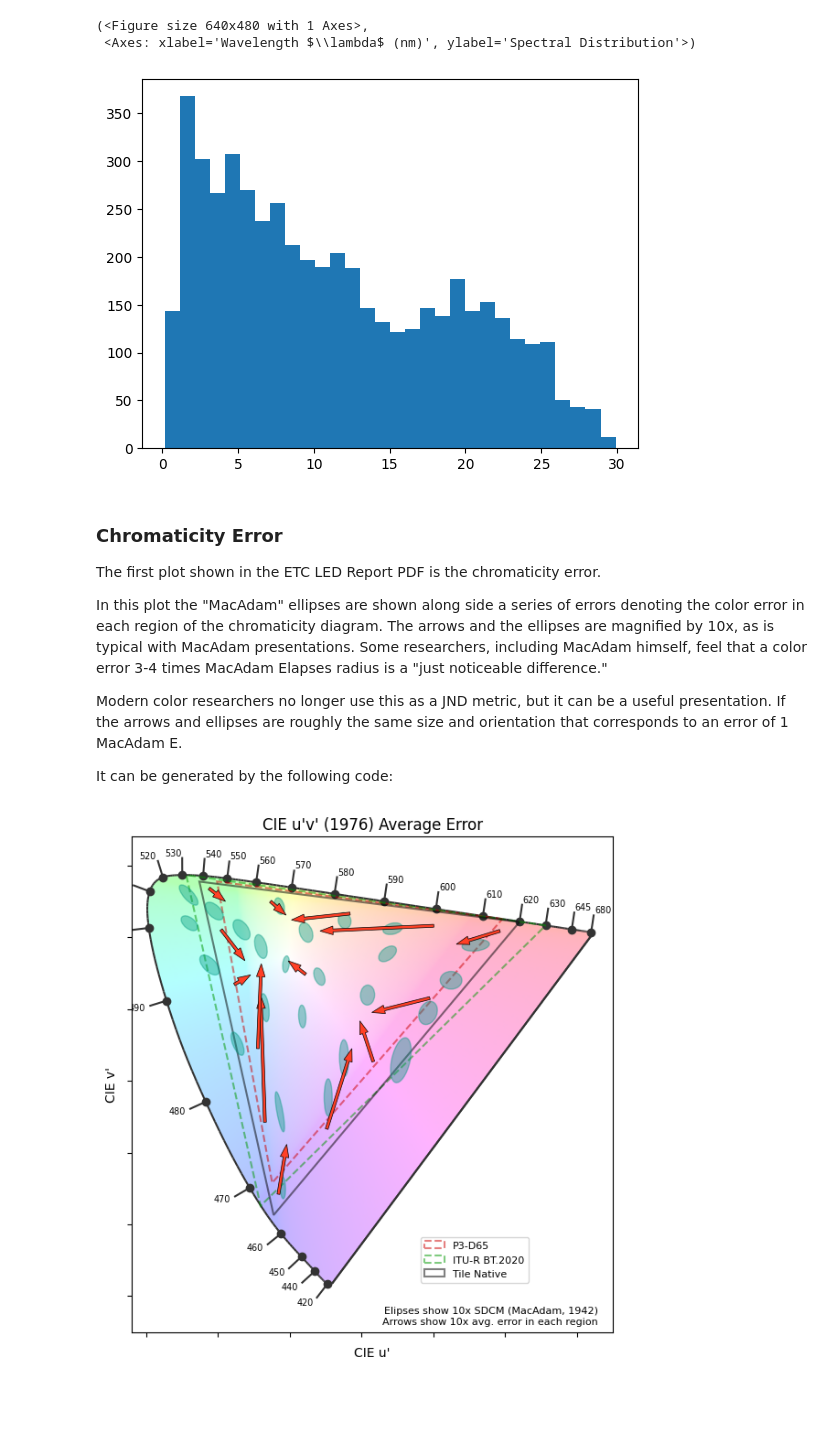
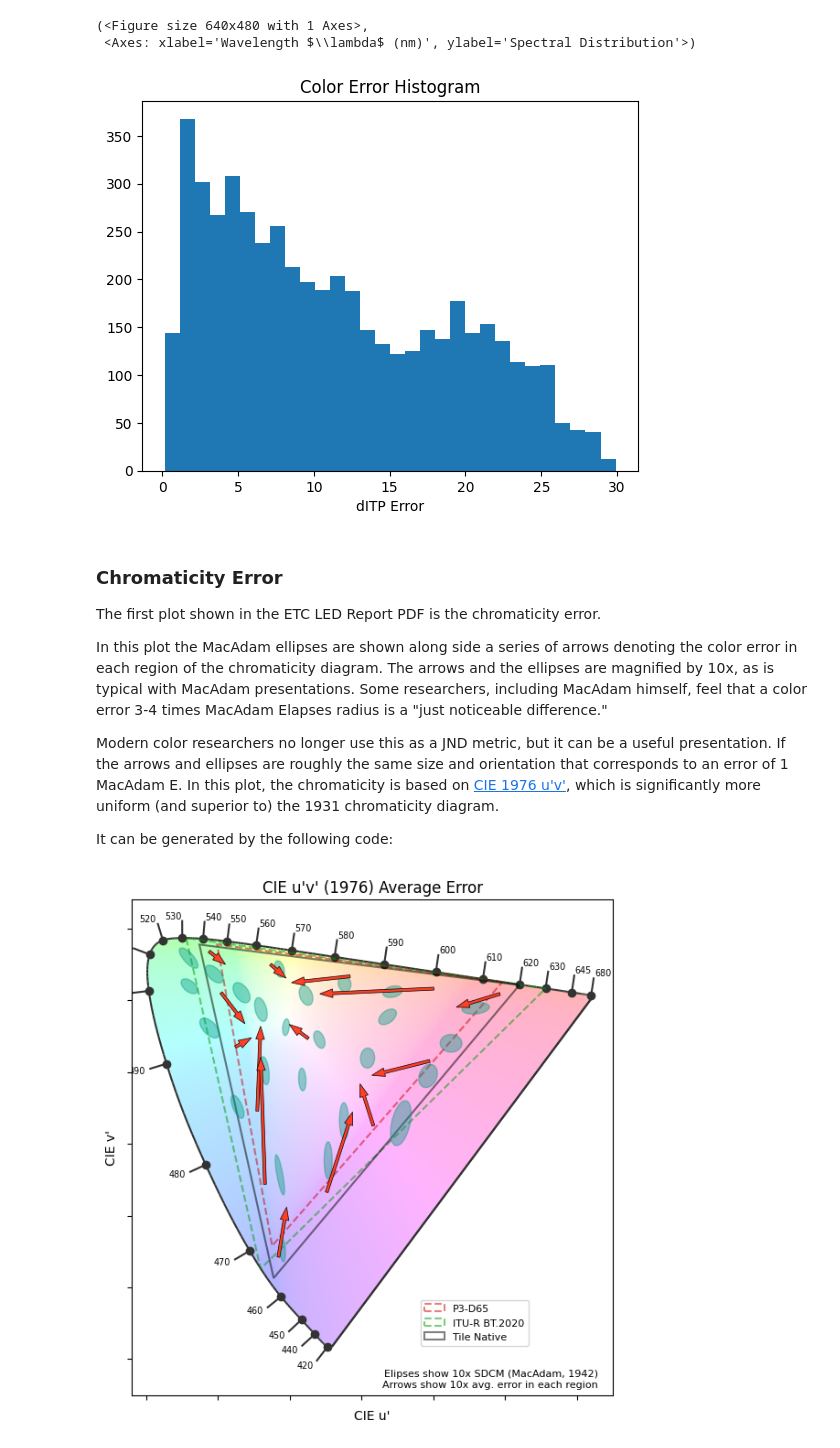
Before and after one commit to tjdcs/colour-workbench, a Jupyter notebook: colour_workbench/ETC/readme.ipynb, the cells around one changed output. Saved outputs shown, nothing was run; the diff lists cells and outputs as text; code cells hidden in the pictures; blank space fills up the shorter version.

```diff
--- a/colour_workbench/ETC/readme.ipynb
+++ b/colour_workbench/ETC/readme.ipynb
@@ -77,20 +77,20 @@ plot_multi_sds([m.spd for m in data.measurements], legend=False)
 # %%
 # Another useful plot is showing the histogram of all the dITP errors
 
 import matplotlib.pyplot as plt
 
 plt.hist(data.error["ICtCp"], bins=30)
 plt.xlabel("dITP Error")
-plt.title("Color Errors Histogram")
+plt.title("Color Error Histogram")
 plt.show()
 # %% [output]
-[figure, old version]
+[figure, new version]
 # %% [markdown]
 ### Chromaticity Error
 
 The first plot shown in the ETC LED Report PDF is the chromaticity error.
 
-In this plot the "MacAdam" ellipses are shown along side a series of errors
+In this plot the MacAdam ellipses are shown along side a series of arrows
 denoting the color error in each region of the chromaticity diagram. The arrows
 and the ellipses are magnified by 10x, as is typical with MacAdam presentations.
 Some researchers, including MacAdam himself, feel that a color error 3-4 times
@@ -98,7 +98,10 @@ MacAdam Elapses radius is a "just noticeable difference."
 
 Modern color researchers no longer use this as a JND metric, but it can be a
 useful presentation. If the arrows and ellipses are roughly the same size and
-orientation that corresponds to an error of 1 MacAdam E.
+orientation that corresponds to an error of 1 MacAdam E. In this plot, the
+chromaticity is based on [CIE 1976 u'v'](https://en.wikipedia.org/wiki/CIELUV),
+which is significantly more uniform (and superior to) the 1931 chromaticity
+diagram.
 
 It can be generated by the following code:
 # %%
```
Also changed, not shown: parts of 1 cell of this notebook.
